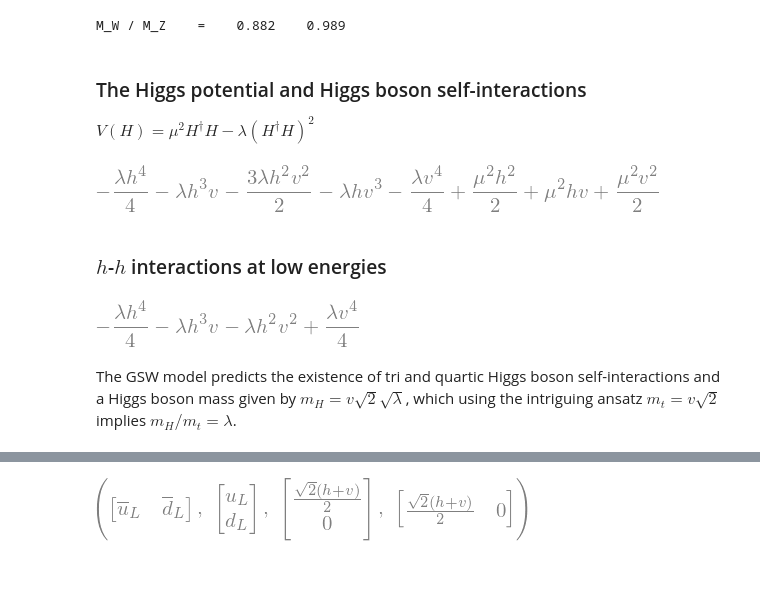
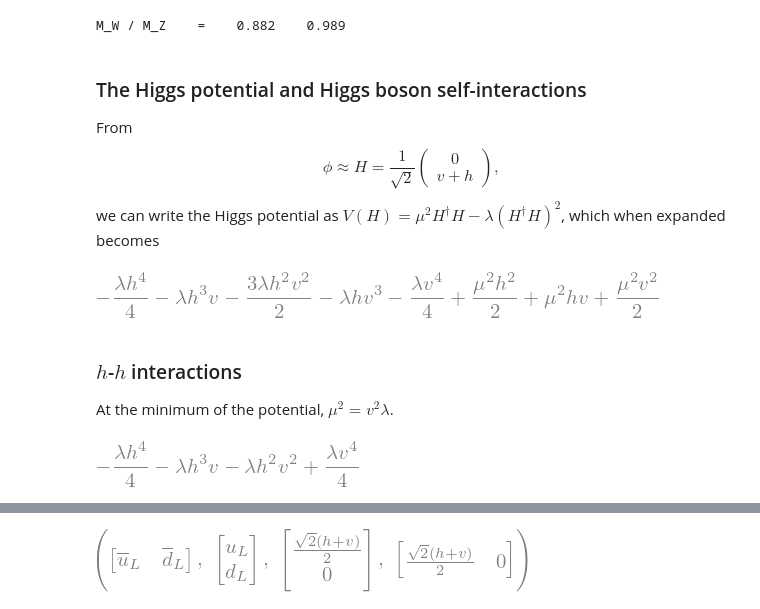
Before and after one commit to hbprosper/GSW, a Jupyter notebook: GlashowSalamWeinberg.ipynb, the cells around one changed output, grey strips where cells are left out. Drawn from its saved outputs; the diff is of its cells as text; code cells hidden in the pictures; blank space fills up the shorter version.

```diff
--- a/GlashowSalamWeinberg.ipynb
+++ b/GlashowSalamWeinberg.ipynb
@@ -663,19 +682,23 @@ M_W / M_Z    =    0.882    0.989
 # %% [markdown]
 ### The Higgs potential and Higgs boson self-interactions
 
-$V(H) = \mu^2 H^\dagger H - \lambda (H^\dagger H)^2$
+From
+$$\phi \approx H = \frac{1}{\sqrt{2}}\begin{pmatrix} 0 \\ v + h\end{pmatrix},$$
+
+we can write the Higgs potential as
+$V(H) = \mu^2 H^\dagger H - \lambda (H^\dagger H)^2$, which when expanded becomes
 # %%
 mu, lm = sm.symbols('\mu, \lambda')
-V = mu*mu*H.T*H - lm*(H.T*H)**2
+V = mu**2*H.T*H - lm*(H.T*H)**2
 V = V.expand()[0]
 V
 # %% [output]
-[figure, old version]
+[figure, new version]
-# %% [markdown]
-### $h$-$h$ interactions at low energies
+# %% [markdown]
+### $h$-$h$ interactions
+At the minimum of the potential,
+$\mu^2 = v^2 \lambda$.
 # %%
 V.subs(mu**2, v**2*lm)
 # %% [output]
-[figure, old version]
+[figure, new version]
-# %% [markdown]
-The GSW model predicts the existence of tri and quartic Higgs boson self-interactions and a Higgs boson mass given by $m_H = v\sqrt{2}\sqrt{\lambda}$, which using the intriguing ansatz $m_t = v\sqrt{2}$ implies $m_H / m_t = \lambda$.
```
Also changed, not shown: parts of 56 cells of this notebook, 2 other files.
